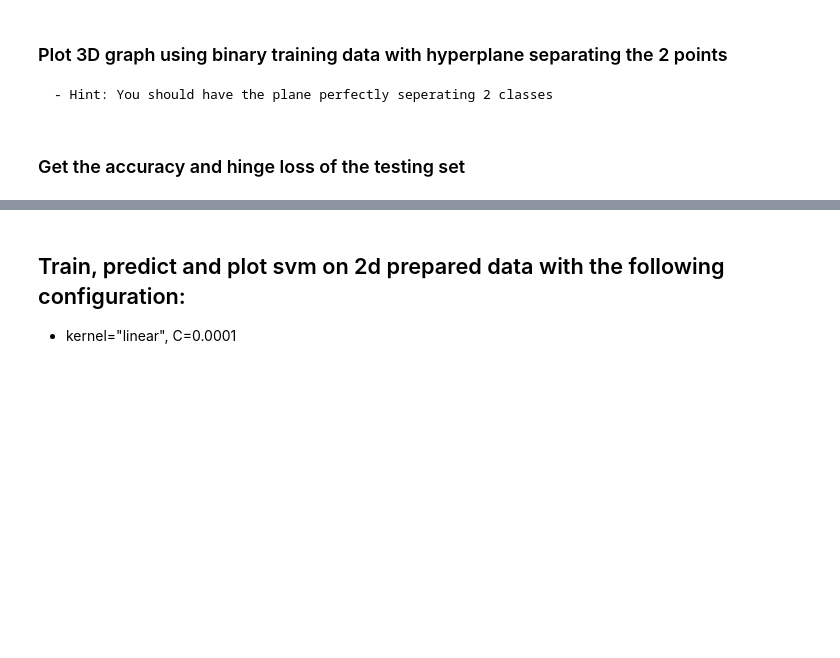
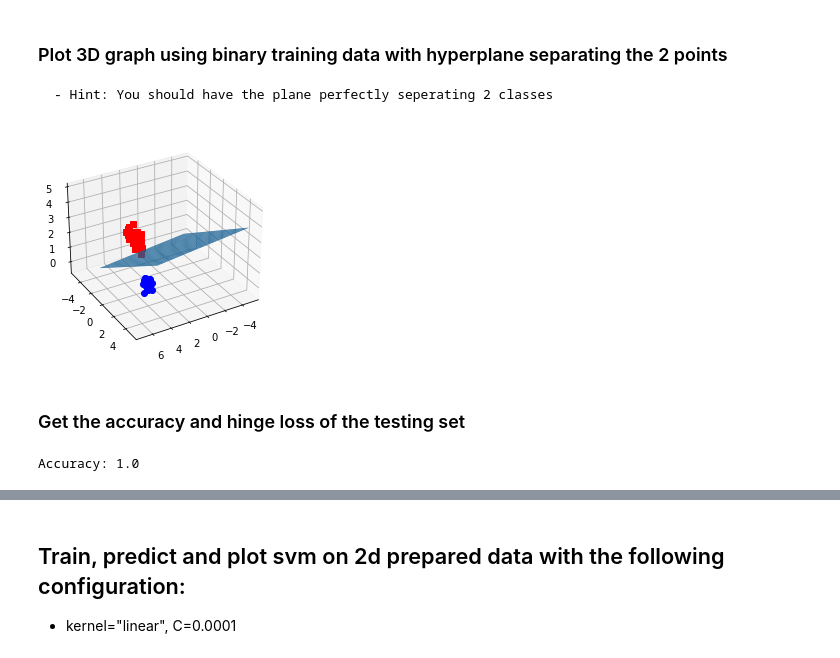
Before and after one commit to ygalvao/UoW-Intro-to-ML-final-lab, a Jupyter notebook: Lab6.ipynb, the cells around one changed output, grey strips where cells are left out. Cells and saved outputs as stored; diff of their text form; code cells hidden in the pictures; blank space fills up the shorter version.

```diff
--- a/Lab6.ipynb
+++ b/Lab6.ipynb
@@ -344,8 +489,29 @@ clf_multiclass_2d = model.fit(X_train_bin_3d, Y_train_bin)
 ## Train, predict and plot svm on 3d prepared data with the following configuration:
 
 - kernel="linear", C=100000
+# %%
+# Training the model:
+model = SVC(kernel='linear', C=100000)
+clf_binary_3d = model.fit(X_train_bin_3d, Y_train_bin)
 # %% [markdown]
 ### Plot 3D graph using binary training data with hyperplane separating the 2 points
     - Hint: You should have the plane perfectly seperating 2 classes
+# %%
+# The equation of the separating plane is given by all x so that np.dot(svc.coef_[0], x) + b = 0.
+# Solve for w3 (z)
+z = lambda x,y: (-clf_binary_3d.intercept_[0]-clf_binary_3d.coef_[0][0]*x -clf_binary_3d.coef_[0][1]*y) / clf_binary_3d.coef_[0][2]
+
+tmp = np.linspace(-5,5,30)
+x,y = np.meshgrid(tmp,tmp)
+
+fig = plt.figure()
+ax  = fig.add_subplot(111, projection='3d')
+ax.plot3D(X_train_bin_3d.values[Y_train_bin.values==0,0], X_train_bin_3d.values[Y_train_bin.values==0,1], X_train_bin_3d.values[Y_train_bin.values==0,2],'ob')
+ax.plot3D(X_train_bin_3d.values[Y_train_bin.values==1,0], X_train_bin_3d.values[Y_train_bin.values==1,1], X_train_bin_3d.values[Y_train_bin.values==1,2],'sr')
+ax.plot_surface(x, y, z(x,y))
+ax.view_init(30, 60)
+plt.show()
+# %% [output]
+[figure, added]
 # %% [markdown]
 ### Get the accuracy and hinge loss of the testing set
@@ -351,0 +521,7 @@ clf_multiclass_2d = model.fit(X_train_bin_3d, Y_train_bin)
+# %%
+# Calculating accuracy:
+accuracy = accuracy_score(Y_test_bin, h_w_x, normalize=True)
+
+print(f"Accuracy: {accuracy}")
+# %% [output]
+Accuracy: 1.0
```
Also changed, not shown: parts of 68 cells of this notebook, 1 other file.
